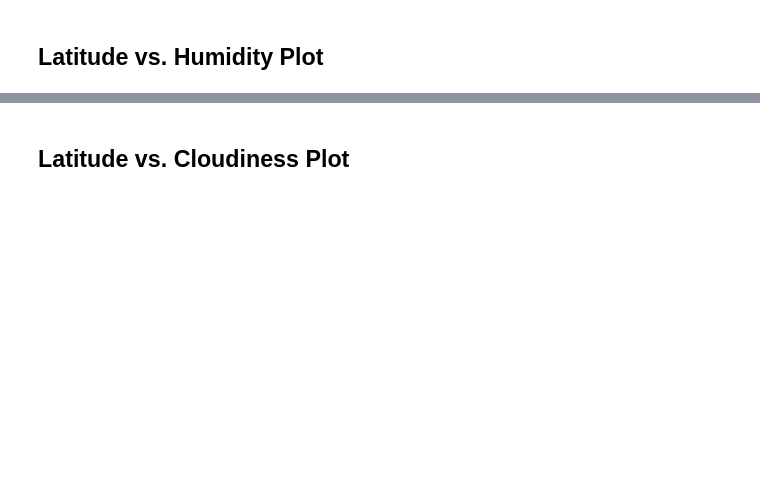
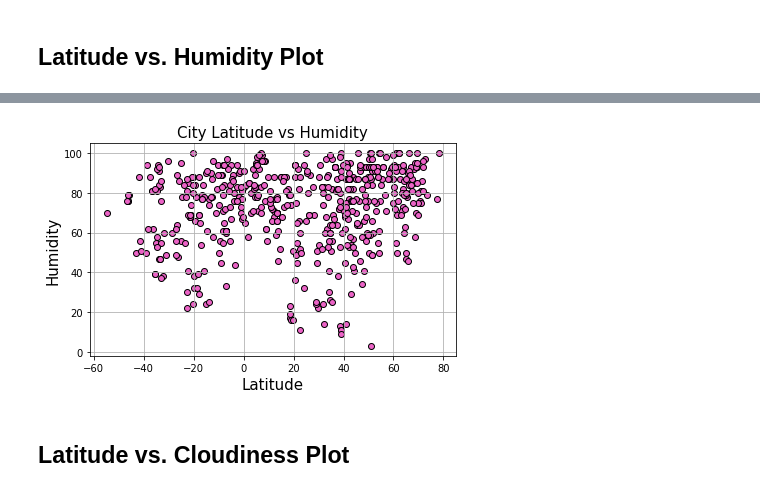
Before and after one commit to skumble27/python-api-challenge, a Jupyter notebook: WeatherPy/WeatherPy_Draft2.ipynb, the cells around one changed output, grey strips where cells are left out. Saved outputs shown, nothing was run; the diff lists cells and outputs as text; code cells hidden in the pictures; blank space fills up the shorter version.

```diff
--- a/WeatherPy/WeatherPy_Draft2.ipynb
+++ b/WeatherPy/WeatherPy_Draft2.ipynb
@@ -204,2 +214,16 @@ y_temperature = clean_city_data['Max Temp']
+# %%
+# We will use the previous x_label and create a new Y label pertaining to humidity
+y_humidity = clean_city_data['Humidity']
+fig1, ax1 = plt.subplots()
+ax1.set_title('City Latitude vs Humidity',fontsize=15)
+ax1.set_ylabel('Humidity', fontsize=15)
+ax1.set_xlabel('Latitude',fontsize=15)
+ax1.scatter(x_lattitude,y_humidity, edgecolors='black',c='#eb63c6')
+ax1.grid(True)
+fig1.tight_layout()
+plt.savefig('../Images/Latitude_vs_Humidity.png')
+plt.show()
+# %% [output]
+[figure, added]
 # %% [markdown]
 ## Latitude vs. Cloudiness Plot
```
Also changed, not shown: parts of 14 cells of this notebook, 6 other files.
